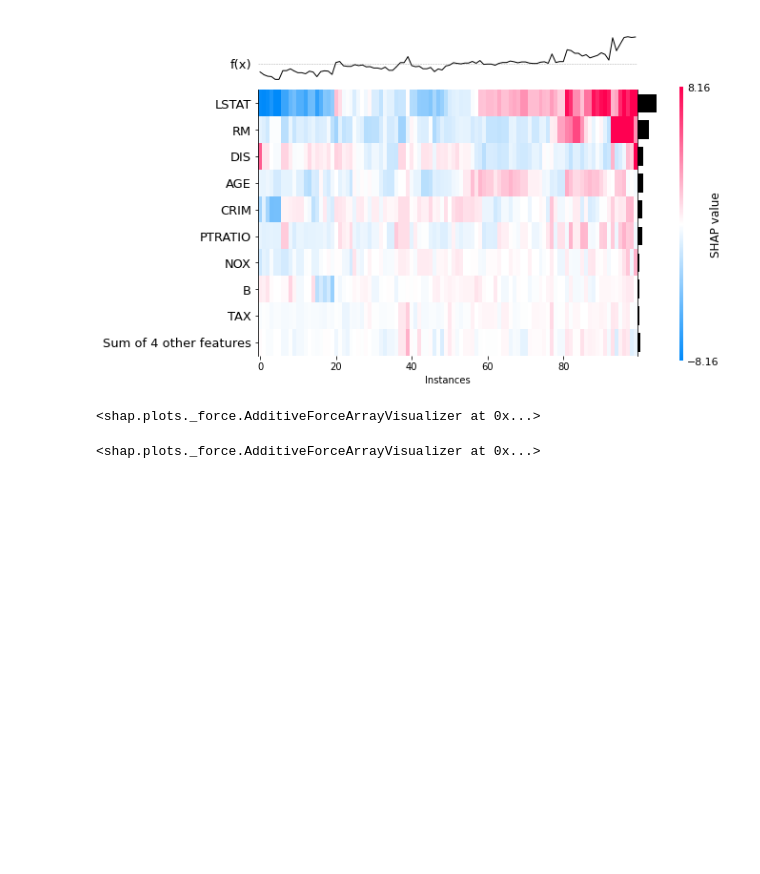
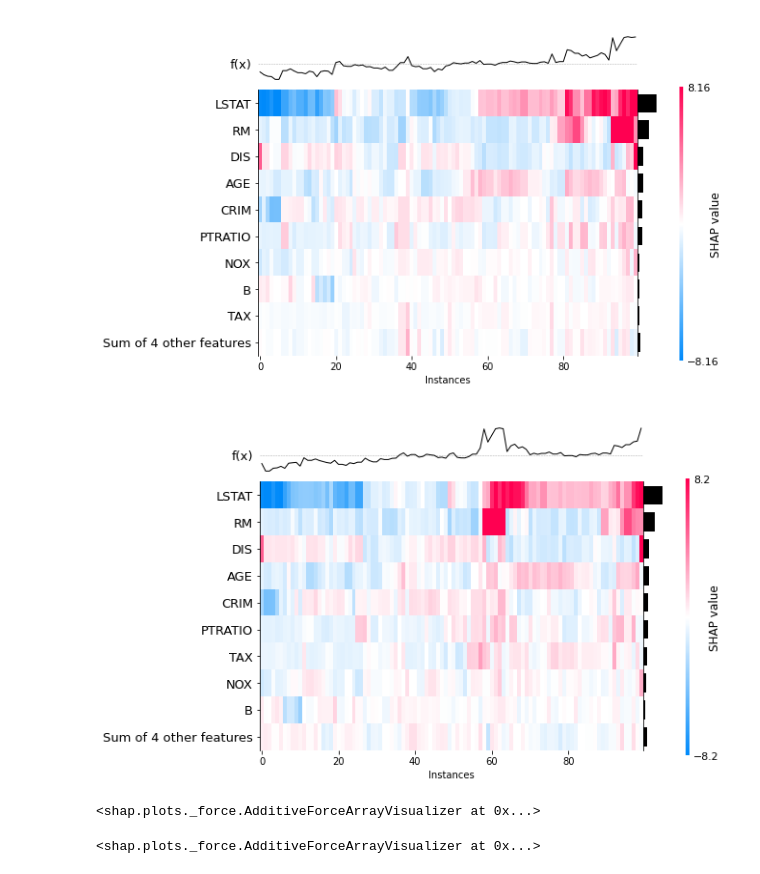
Before and after one commit to simonjisu/XAI2022Spring, a Jupyter notebook: notebooks/TestNotebook.ipynb, the cells around one changed output. Cells and saved outputs as stored; diff of their text form; code cells hidden in the pictures; blank space fills up the shorter version.

```diff
--- a/notebooks/TestNotebook.ipynb
+++ b/notebooks/TestNotebook.ipynb
@@ -100,11 +98,15 @@ shap.plots.bar(pshap_values)
 shap.plots.heatmap(pshap_values)
 # %% [output]
 [figure]
-# %%
-shap.plots.force(shap_values)
-# %% [output]
-<shap.plots._force.AdditiveForceArrayVisualizer at 0x...>
+# %%
+shap.plots.heatmap(pmshap_values)
+# %% [output]
+[figure, added]
 # %%
 shap.plots.force(pshap_values)
 # %% [output]
 <shap.plots._force.AdditiveForceArrayVisualizer at 0x...>
+# %%
+shap.plots.force(pmshap_values)
+# %% [output]
+<shap.plots._force.AdditiveForceArrayVisualizer at 0x...>
```
Also changed, not shown: parts of 7 cells of this notebook.
